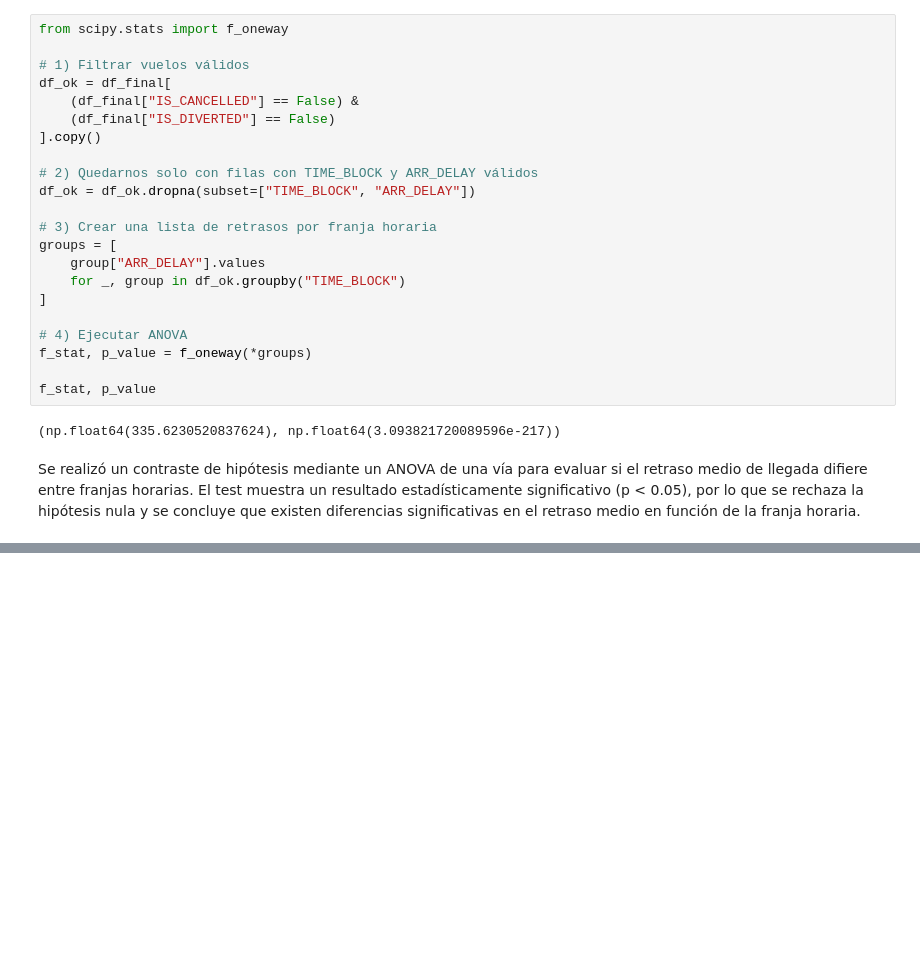
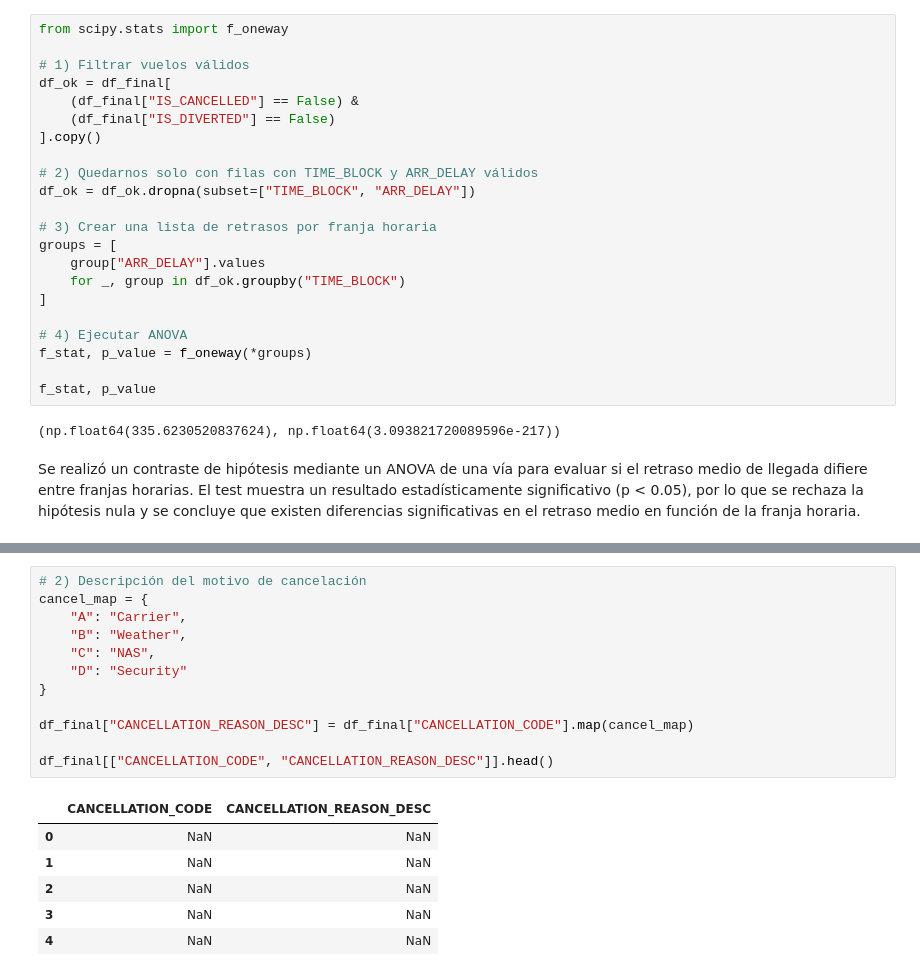
Before and after one commit to beabanegas/PROYECTO_FINAL, a Jupyter notebook: 3.1_Vuelos_Union_Análisis.ipynb, the cells around one changed output, grey strips where cells are left out. Cells and saved outputs as stored; diff of their text form; blank space fills up the shorter version.

```diff
--- a/3.1_Vuelos_Union_Análisis.ipynb
+++ b/3.1_Vuelos_Union_Análisis.ipynb
@@ -647,0 +680,19 @@ Se realizó un contraste de hipótesis mediante un ANOVA de una vía para evalua
+# %%
+# 2) Descripción del motivo de cancelación
+cancel_map = {
+    "A": "Carrier",
+    "B": "Weather",
+    "C": "NAS",
+    "D": "Security"
+}
+
+df_final["CANCELLATION_REASON_DESC"] = df_final["CANCELLATION_CODE"].map(cancel_map)
+
+df_final[["CANCELLATION_CODE", "CANCELLATION_REASON_DESC"]].head()
+# %% [output]
+|  | CANCELLATION_CODE | CANCELLATION_REASON_DESC |
+| 0 | NaN | NaN |
+| 1 | NaN | NaN |
+| 2 | NaN | NaN |
+| 3 | NaN | NaN |
+| 4 | NaN | NaN |
```
Also changed, not shown: parts of 6 cells of this notebook, 5 other files.
